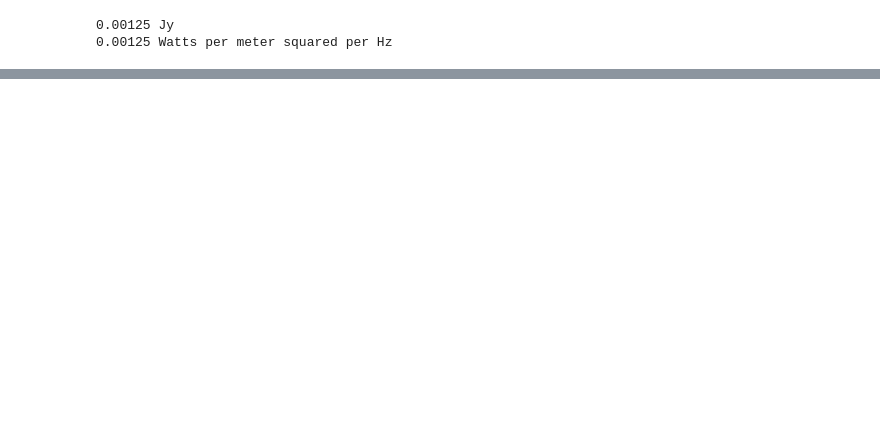
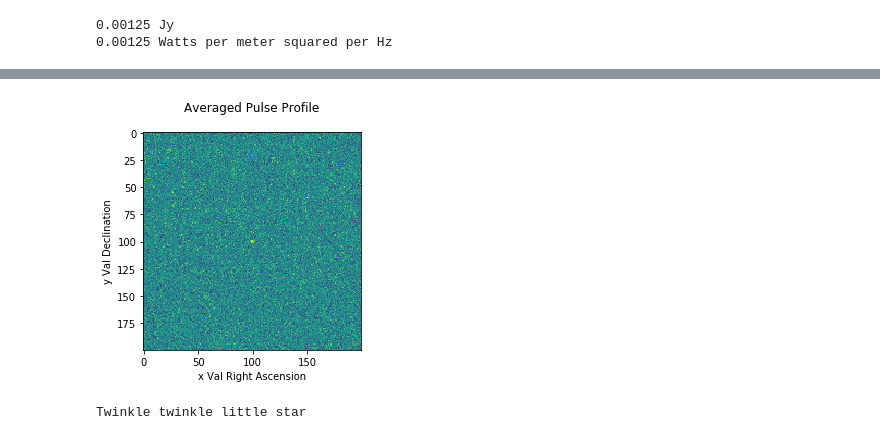
Before and after one commit to coderXmachina2/radioAstronomyCompendium, a Jupyter notebook: radioAstronomyCompendium.ipynb, the cells around one changed output, grey strips where cells are left out. Saved outputs shown, nothing was run; the diff lists cells and outputs as text; code cells hidden in the pictures; blank space fills up the shorter version.

```diff
--- a/radioAstronomyCompendium.ipynb
+++ b/radioAstronomyCompendium.ipynb
@@ -134,3 +229,23 @@ You can see that the signal now stands above the noise floor at the frequency =
+# %%
+#signal Averager
+
+meanProf = 0;
+
+for l in range(0,len(storeSignals)):
+    meanProf += (storeSignals[l])
+    if l == len(storeSignals): #on the last iteration divide
+        meanProf = meanProf/len(storeSignals)
+# %%
+plt.imshow(meanProf)
+plt.title('Averaged Pulse Profile\n')
+plt.ylabel('y Val Declination')
+plt.xlabel('x Val Right Ascension')
+plt.show()
+
+print("Twinkle twinkle little star")
+# %% [output]
+[figure, added]
+Twinkle twinkle little star
 # %%
 #we can scale more iterations to get more accurate.
 # %%
```
Also changed, not shown: parts of 7 cells of this notebook.
